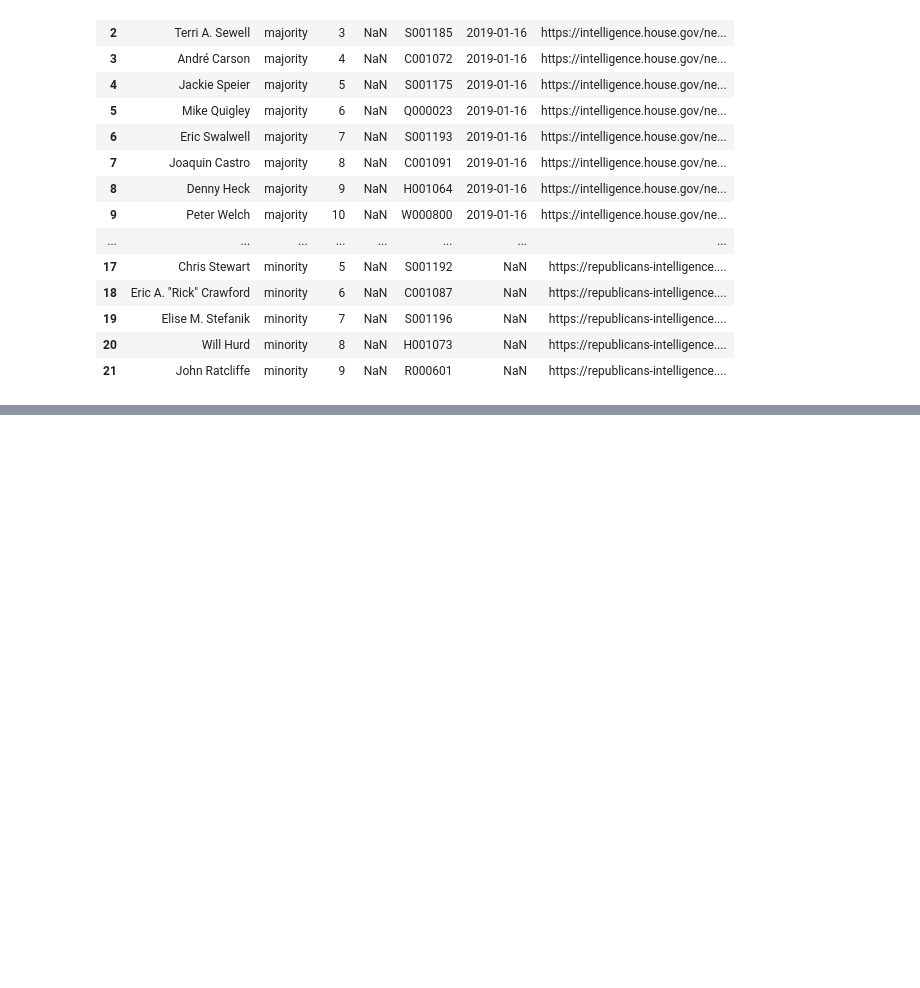
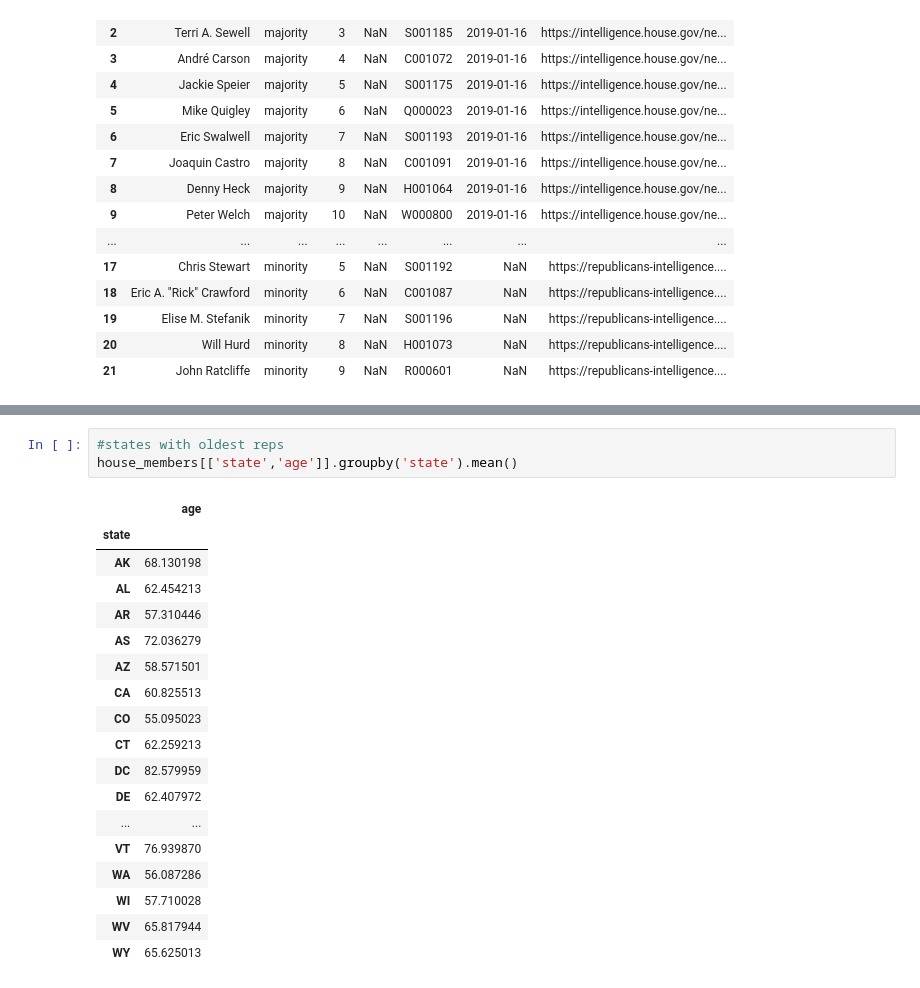
Before and after one commit to paulbruffett/python_class, a Jupyter notebook: A02_Data_Processing.ipynb, the cells around one changed output, grey strips where cells are left out. Drawn from its saved outputs; the diff is of its cells as text; blank space fills up the shorter version.

```diff
--- a/A02_Data_Processing.ipynb
+++ b/A02_Data_Processing.ipynb
@@ -228,0 +363,22 @@ hlig_committee.j
+# %%
+#states with oldest reps
+house_members[['state','age']].groupby('state').mean()
+# %% [output]
+|  | age |
+| state |  |
+| AK | 68.130198 |
+| AL | 62.454213 |
+| AR | 57.310446 |
+| AS | 72.036279 |
+| AZ | 58.571501 |
+| CA | 60.825513 |
+| CO | 55.095023 |
+| CT | 62.259213 |
+| DC | 82.579959 |
+| DE | 62.407972 |
+| ... | ... |
+| VT | 76.939870 |
+| WA | 56.087286 |
+| WI | 57.710028 |
+| WV | 65.817944 |
+| WY | 65.625013 |
```
Also changed, not shown: parts of 29 cells of this notebook.
